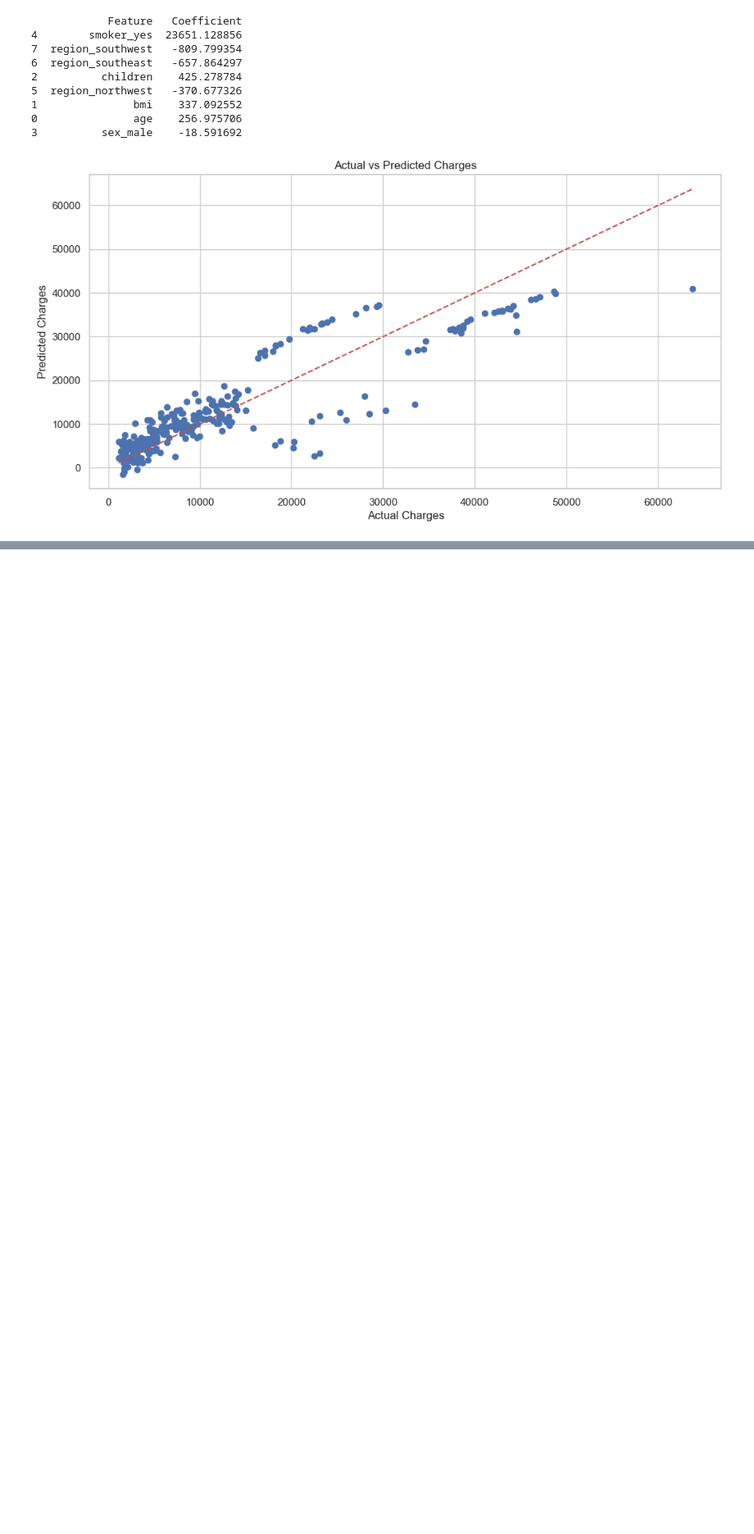
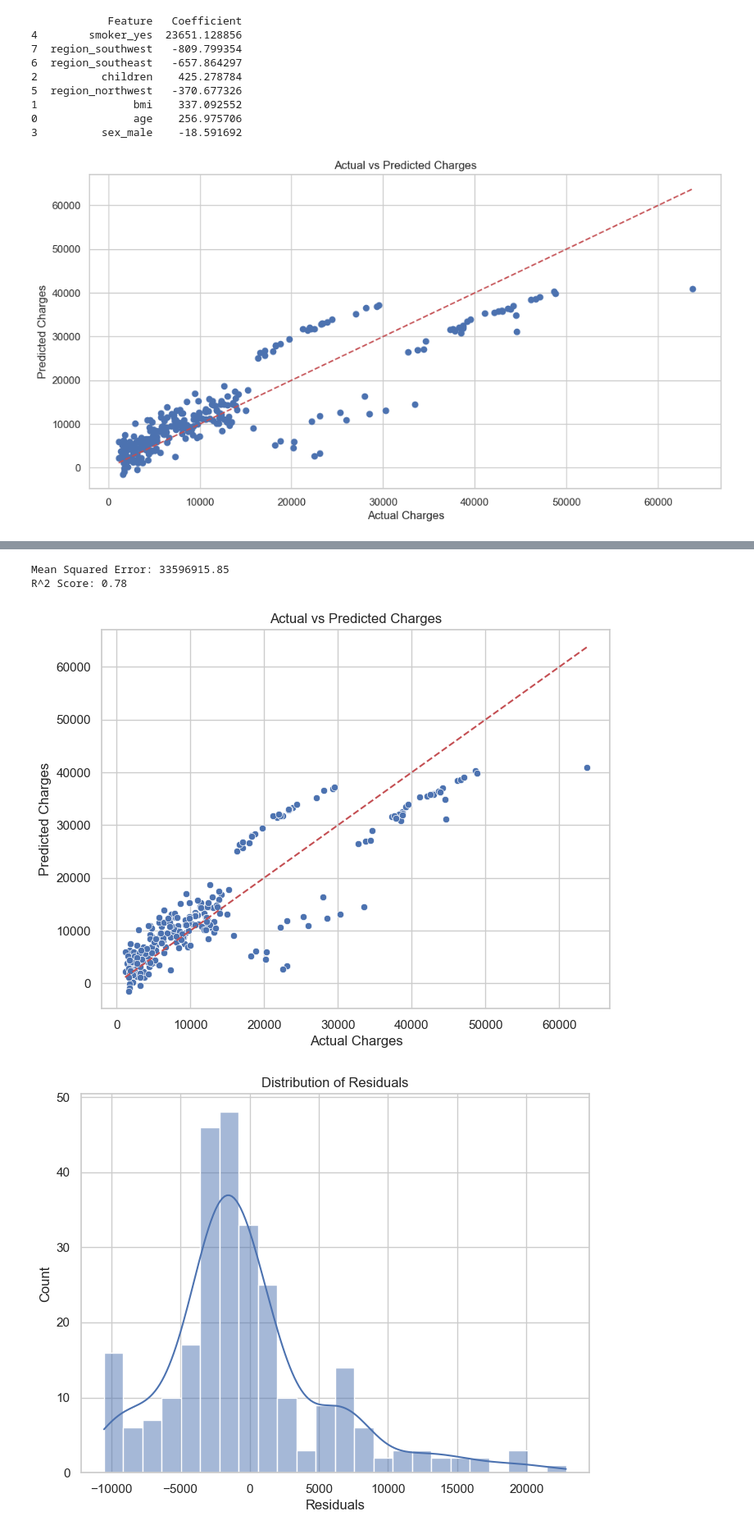
Before and after one commit to Bezaaa/End-to-End-, a Jupyter notebook: notebooks/summary.ipynb, the cells around one changed output, grey strips where cells are left out. Shown at 82% size. Cells and saved outputs as stored; diff of their text form; code cells hidden in the pictures; blank space fills up the shorter version.

```diff
--- a/notebooks/summary.ipynb
+++ b/notebooks/summary.ipynb
@@ -175,0 +276,67 @@ plt.show()
+# %%
+from sklearn.model_selection import train_test_split
+from sklearn.linear_model import LinearRegression
+from sklearn.metrics import mean_squared_error, r2_score
+import pandas as pd
+
+# Load cleaned data (assuming saved earlier)
+df = pd.read_csv('data/processed_data.csv')
+
+# Encode categorical variables
+df_encoded = pd.get_dummies(df, columns=['sex', 'smoker', 'region'], drop_first=True)
+
+# Features and target
+X = df_encoded.drop('charges', axis=1)
+y = df_encoded['charges']
+
+# Train-test split (80% train, 20% test)
+X_train, X_test, y_train, y_test = train_test_split(X, y, test_size=0.2, random_state=42)
+
+# Initialize and train linear regression model
+model = LinearRegression()
+model.fit(X_train, y_train)
+
+# Predict on test set
+y_pred = model.predict(X_test)
+
+# Evaluate model
+mse = mean_squared_error(y_test, y_pred)
+r2 = r2_score(y_test, y_pred)
+
+print(f"Mean Squared Error: {mse:.2f}")
+print(f"R^2 Score: {r2:.2f}")
+# %% [output]
+Mean Squared Error: 33596915.85
+R^2 Score: 0.78
+# %%
+import matplotlib.pyplot as plt
+import seaborn as sns
+
+# Plot actual vs predicted charges
+plt.figure(figsize=(8,6))
+sns.scatterplot(x=y_test, y=y_pred)
+plt.xlabel("Actual Charges")
+plt.ylabel("Predicted Charges")
+plt.title("Actual vs Predicted Charges")
+plt.plot([y_test.min(), y_test.max()], [y_test.min(), y_test.max()], 'r--')  # Diagonal line
+plt.show()
+
+# Plot residuals
+residuals = y_test - y_pred
+plt.figure(figsize=(8,6))
+sns.histplot(residuals, kde=True)
+plt.title("Distribution of Residuals")
+plt.xlabel("Residuals")
+plt.show()
+
+# Residuals vs predicted values plot
+plt.figure(figsize=(8,6))
+sns.scatterplot(x=y_pred, y=residuals)
+plt.axhline(0, color='red', linestyle='--')
+plt.xlabel("Predicted Charges")
+plt.ylabel("Residuals")
+plt.title("Residuals vs Predicted Charges")
+plt.show()
+# %% [output]
+[figure, added]
+[figure, added]
```
Also changed, not shown: parts of 6 cells of this notebook, 1 other file.
